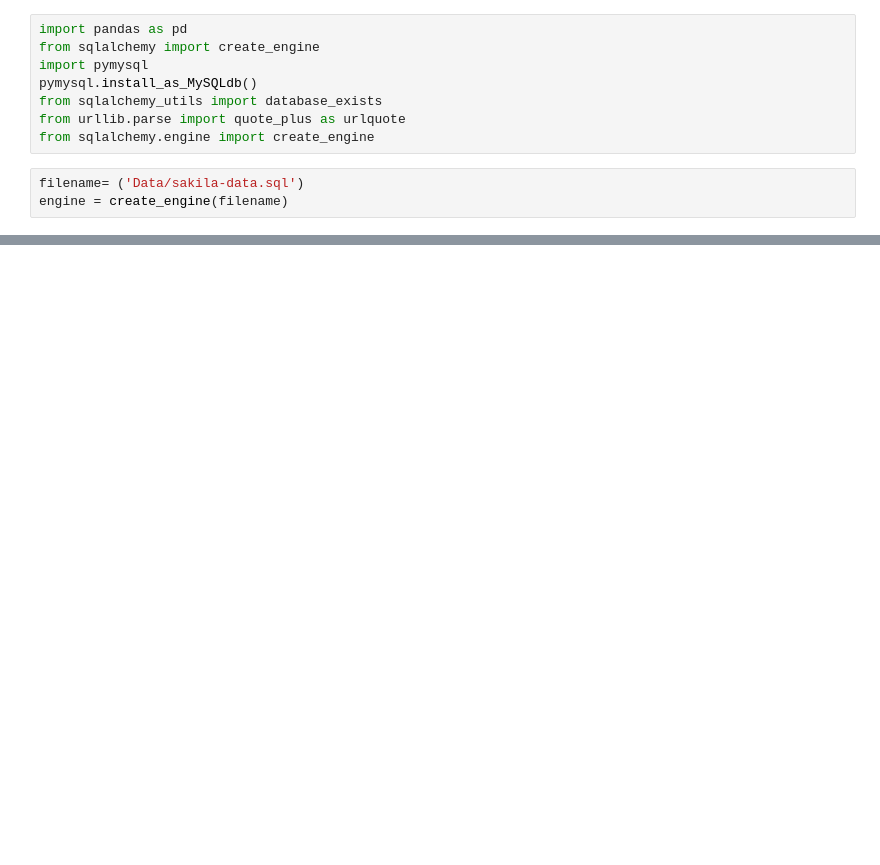
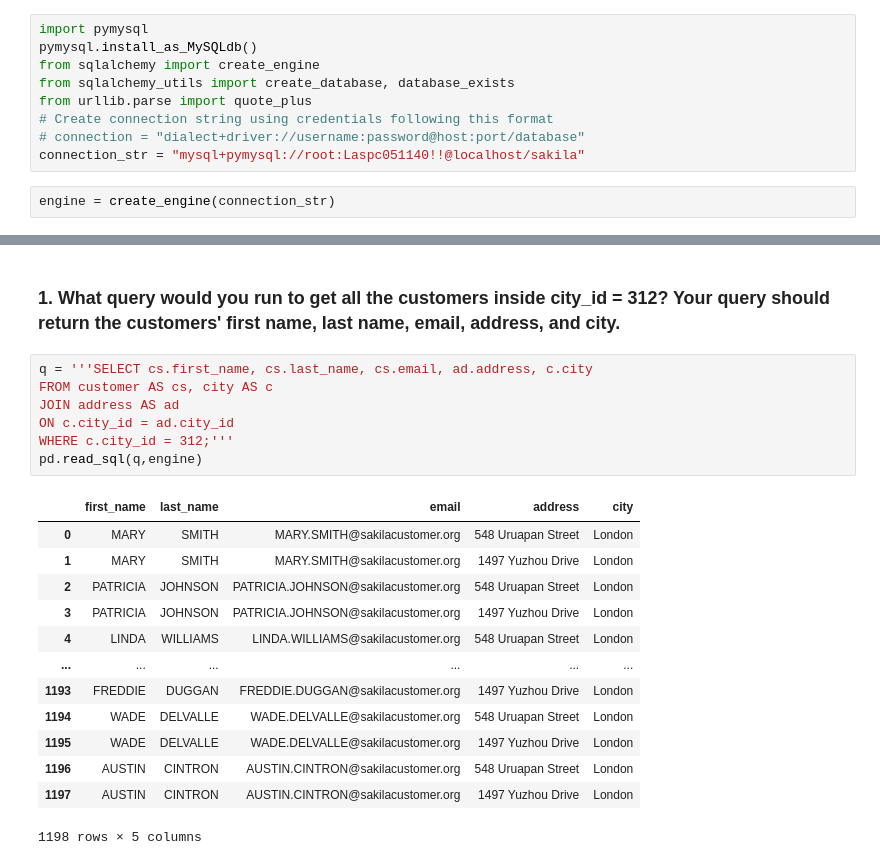
Before and after one commit to Luz-Dobbins/Queries--Sakila--Core-, a Jupyter notebook: Sakila- Core.ipynb, the cells around one changed output, grey strips where cells are left out. Drawn from its saved outputs; the diff is of its cells as text; blank space fills up the shorter version.

Commit message:
sakila core

```diff
--- a/Sakila- Core.ipynb
+++ b/Sakila- Core.ipynb
@@ -1,13 +1,13 @@
 # %% [markdown]
 <img src ='Data/sakila ERD.png'>
 # %%
-import pandas as pd
-from sqlalchemy import create_engine
 import pymysql
 pymysql.install_as_MySQLdb()
-from sqlalchemy_utils import database_exists
-from urllib.parse import quote_plus as urlquote
-from sqlalchemy.engine import create_engine
+from sqlalchemy import create_engine
+from sqlalchemy_utils import create_database, database_exists
+from urllib.parse import quote_plus
+# Create connection string using credentials following this format
+# connection = "dialect+driver://username:password@host:port/database"
+connection_str = "mysql+pymysql://root:Laspc051140!!@localhost/sakila"
 # %%
-filename= ('Data/sakila-data.sql')
-engine = create_engine(filename)
+engine = create_engine(connection_str)
@@ -25,0 +72,23 @@ pd.read_sql(q,engine)
+# %% [markdown]
+### 1. What query would you run to get all the customers inside city_id = 312? Your query should return the customers' first name, last name, email, address, and city.
+# %%
+q = '''SELECT cs.first_name, cs.last_name, cs.email, ad.address, c.city
+FROM customer AS cs, city AS c
+JOIN address AS ad
+ON c.city_id = ad.city_id
+WHERE c.city_id = 312;'''
+pd.read_sql(q,engine)
+# %% [output]
+|  | first_name | last_name | email | address | city |
+| 0 | MARY | SMITH | MARY.SMITH@sakilacustomer.org | 548 Uruapan Street | London |
+| 1 | MARY | SMITH | MARY.SMITH@sakilacustomer.org | 1497 Yuzhou Drive | London |
+| 2 | PATRICIA | JOHNSON | PATRICIA.JOHNSON@sakilacustomer.org | 548 Uruapan Street | London |
+| 3 | PATRICIA | JOHNSON | PATRICIA.JOHNSON@sakilacustomer.org | 1497 Yuzhou Drive | London |
+| 4 | LINDA | WILLIAMS | LINDA.WILLIAMS@sakilacustomer.org | 548 Uruapan Street | London |
+| ... | ... | ... | ... | ... | ... |
+| 1193 | FREDDIE | DUGGAN | FREDDIE.DUGGAN@sakilacustomer.org | 1497 Yuzhou Drive | London |
+| 1194 | WADE | DELVALLE | WADE.DELVALLE@sakilacustomer.org | 548 Uruapan Street | London |
+| 1195 | WADE | DELVALLE | WADE.DELVALLE@sakilacustomer.org | 1497 Yuzhou Drive | London |
+| 1196 | AUSTIN | CINTRON | AUSTIN.CINTRON@sakilacustomer.org | 548 Uruapan Street | London |
+| 1197 | AUSTIN | CINTRON | AUSTIN.CINTRON@sakilacustomer.org | 1497 Yuzhou Drive | London |
+1198 rows × 5 columns
```
Also changed, not shown: parts of 16 cells of this notebook.
